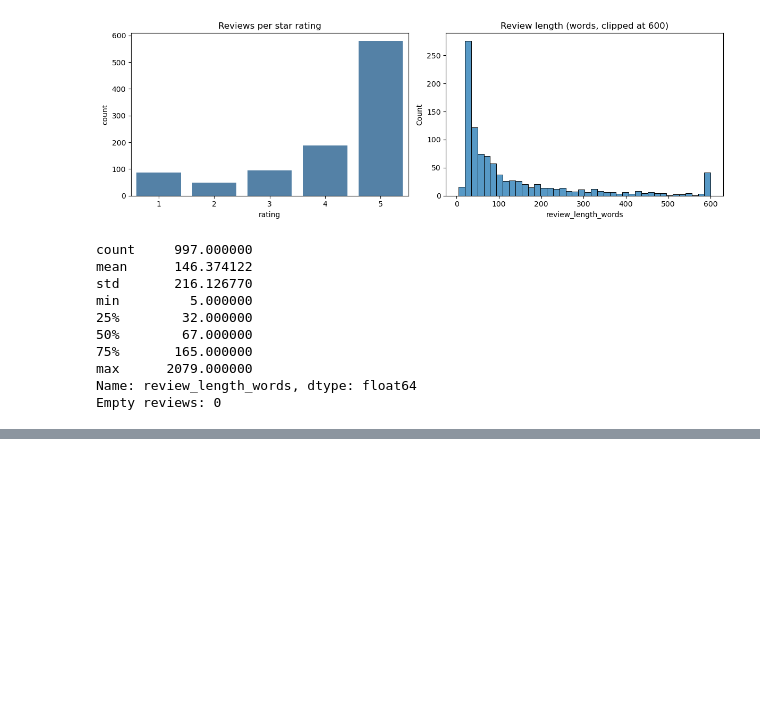
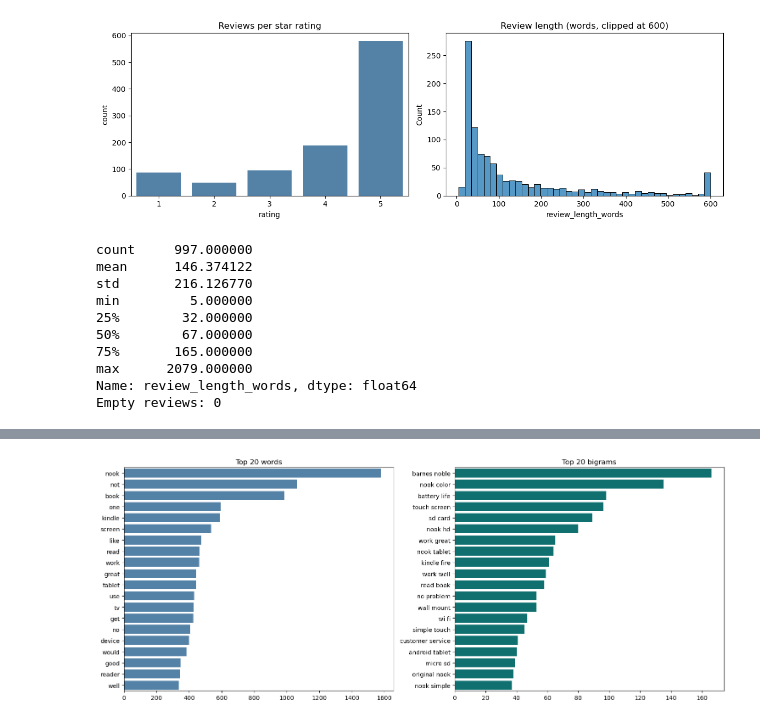
Before and after one commit to Gyrith/Amazon-reviews-NLP-Time-Series-Neural-Networks, a Jupyter notebook: C09_MO8.ipynb, the cells around one changed output, grey strips where cells are left out. Saved outputs shown, nothing was run; the diff lists cells and outputs as text; code cells hidden in the pictures; blank space fills up the shorter version.

```diff
--- a/C09_MO8.ipynb
+++ b/C09_MO8.ipynb
@@ -197,3 +197,22 @@ Name: review_length_words, dtype: float64
 Empty reviews: 0
 # %%
 # Preprocessing
+stop_words = set(stopwords.words('english')) - {'not', 'no', 'nor'}
+lemmatizer = WordNetLemmatizer()
+
+def preprocess_text(text):
+    text = str(text).lower()                                          # 1. lowercase
+    text = re.sub(r'http\S+|www\.\S+', ' ', text)                     # 2. remove URLs
+    text = text.translate(str.maketrans(string.punctuation, ' ' * len(string.punctuation)))  # 3. remove punctuation
+    tokens = word_tokenize(text)                                      # 4. tokenize
+    tokens = [t for t in tokens if t.isalpha() and len(t) > 1]        # 5. alphabetic only (2+ letters so 'no' survives)
+    tokens = [t for t in tokens if t not in stop_words]               # 6. stopwords
+    tokens = [lemmatizer.lemmatize(t) for t in tokens]                # 7. lemmatize
+    return tokens                                                     # 8. cleaned tokens
+
+df['processed_tokens'] = df['review_text'].apply(preprocess_text)
+df['processed_text'] = df['processed_tokens'].apply(' '.join)
+
+i = 5
+print("RAW  :", df['review_text'].iloc[i][:300])
+print("CLEAN:", df['processed_text'].iloc[i][:300])
@@ -199,0 +237,12 @@ Empty reviews: 0
+# %%
+# word and bigram frequencies
+all_tokens = [t for toks in df['processed_tokens'] for t in toks]
+word_counts = Counter(all_tokens)
+top_words = word_counts.most_common(20)
+print("Top 20 words:", top_words)
+
+all_bigrams = [b for toks in df['processed_tokens'] for b in bigrams(toks)]
+bigram_counts = Counter(all_bigrams)
+top_bigrams = bigram_counts.most_common(20)
+print("\nTop 20 bigrams:")
+for b, c in top_bigrams: print(f"  {' '.join(b):25s} {c}")
@@ -199,0 +267,9 @@ Empty reviews: 0
+# %%
+fig, ax = plt.subplots(1, 2, figsize=(15, 6))
+w, c = zip(*top_words)
+sns.barplot(x=list(c), y=list(w), ax=ax[0], color='steelblue'); ax[0].set_title('Top 20 words')
+b, c = zip(*top_bigrams)
+sns.barplot(x=list(c), y=[' '.join(x) for x in b], ax=ax[1], color='teal'); ax[1].set_title('Top 20 bigrams')
+plt.tight_layout(); plt.show()
+# %% [output]
+[figure, added]
```
Also changed, not shown: parts of 10 cells of this notebook.
